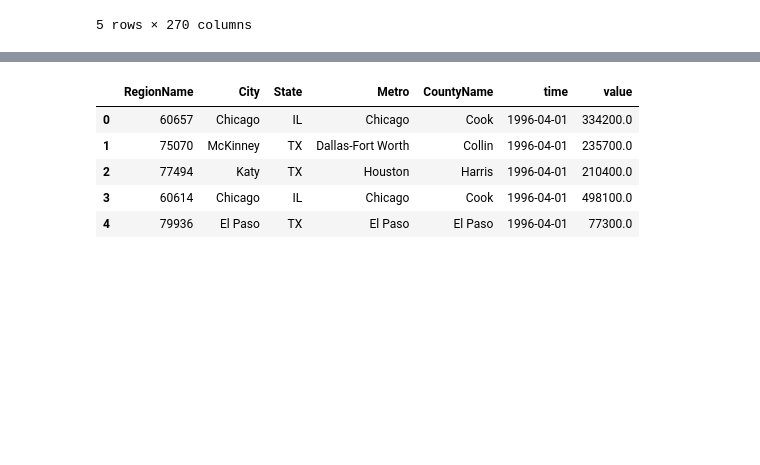
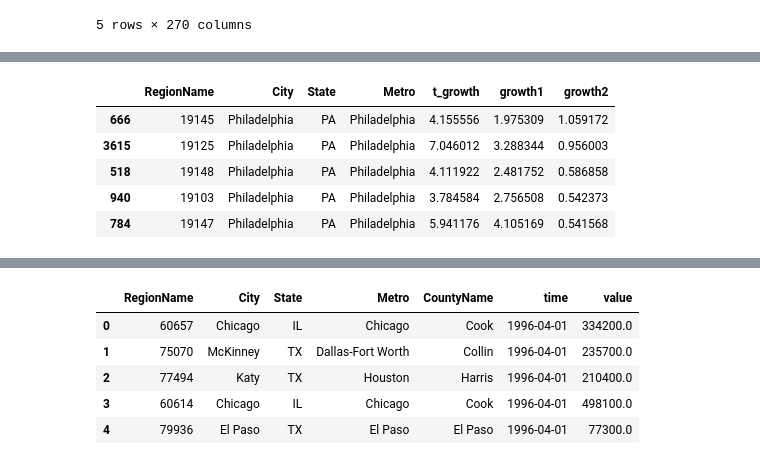
Before and after one commit to sanderlin2013/Zillow-Timeseries-Project, a Jupyter notebook: notebook.ipynb, the cells around one changed output, grey strips where cells are left out. Cells and saved outputs as stored; diff of their text form; code cells hidden in the pictures; blank space fills up the shorter version.

```diff
--- a/notebook.ipynb
+++ b/notebook.ipynb
@@ -64,0 +148,10 @@ data.head()
+# %%
+# find the top 5 zipcodes in Philadelphia who grew the most after the 2008 crash
+phil_shortform.sort_values('growth2',ascending=False).head(5)
+# %% [output]
+|  | RegionName | City | State | Metro | t_growth | growth1 | growth2 |
+| 666 | 19145 | Philadelphia | PA | Philadelphia | 4.155556 | 1.975309 | 1.059172 |
+| 3615 | 19125 | Philadelphia | PA | Philadelphia | 7.046012 | 3.288344 | 0.956003 |
+| 518 | 19148 | Philadelphia | PA | Philadelphia | 4.111922 | 2.481752 | 0.586858 |
+| 940 | 19103 | Philadelphia | PA | Philadelphia | 3.784584 | 2.756508 | 0.542373 |
+| 784 | 19147 | Philadelphia | PA | Philadelphia | 5.941176 | 4.105169 | 0.541568 |
```
Also changed, not shown: parts of 17 cells of this notebook.
